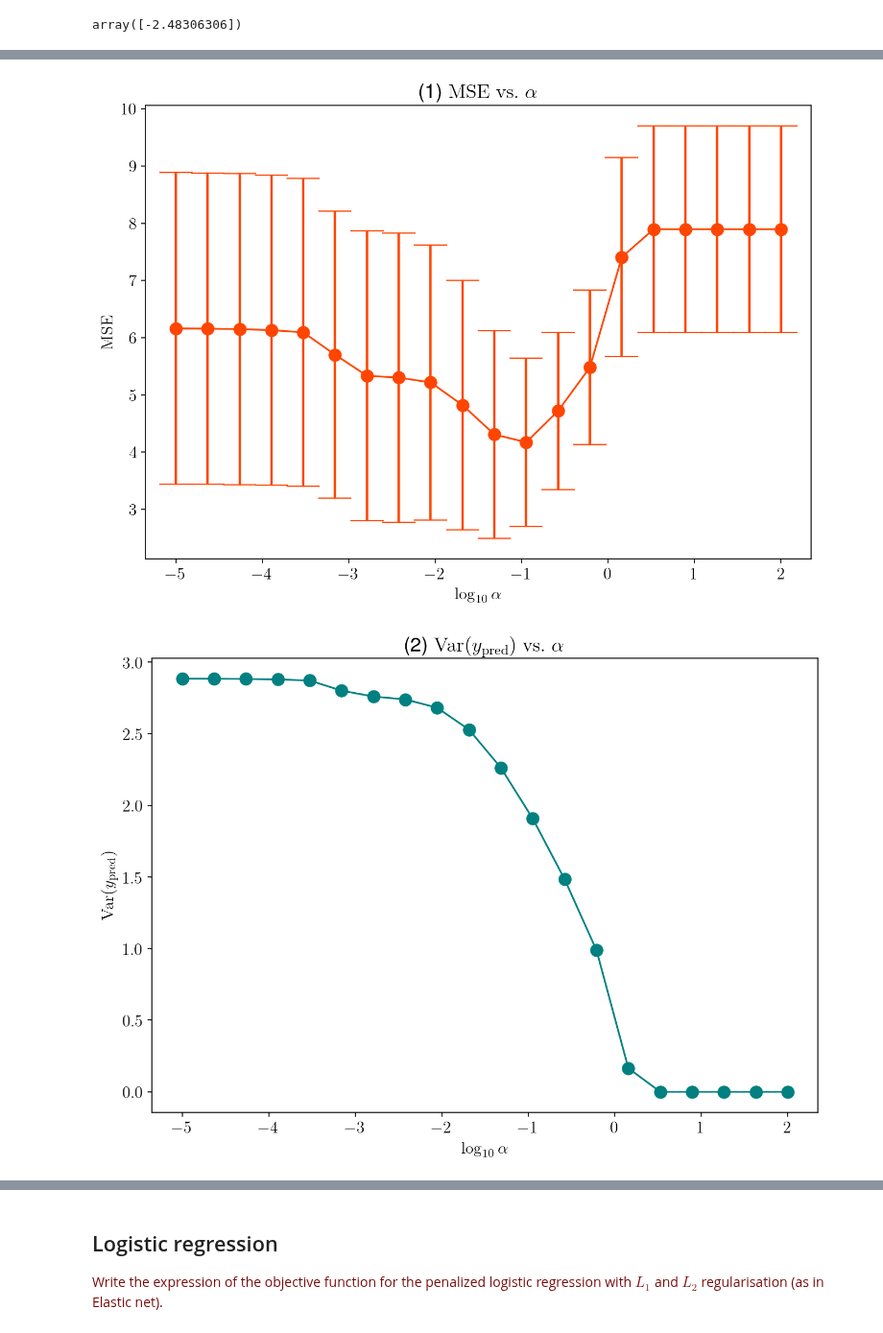
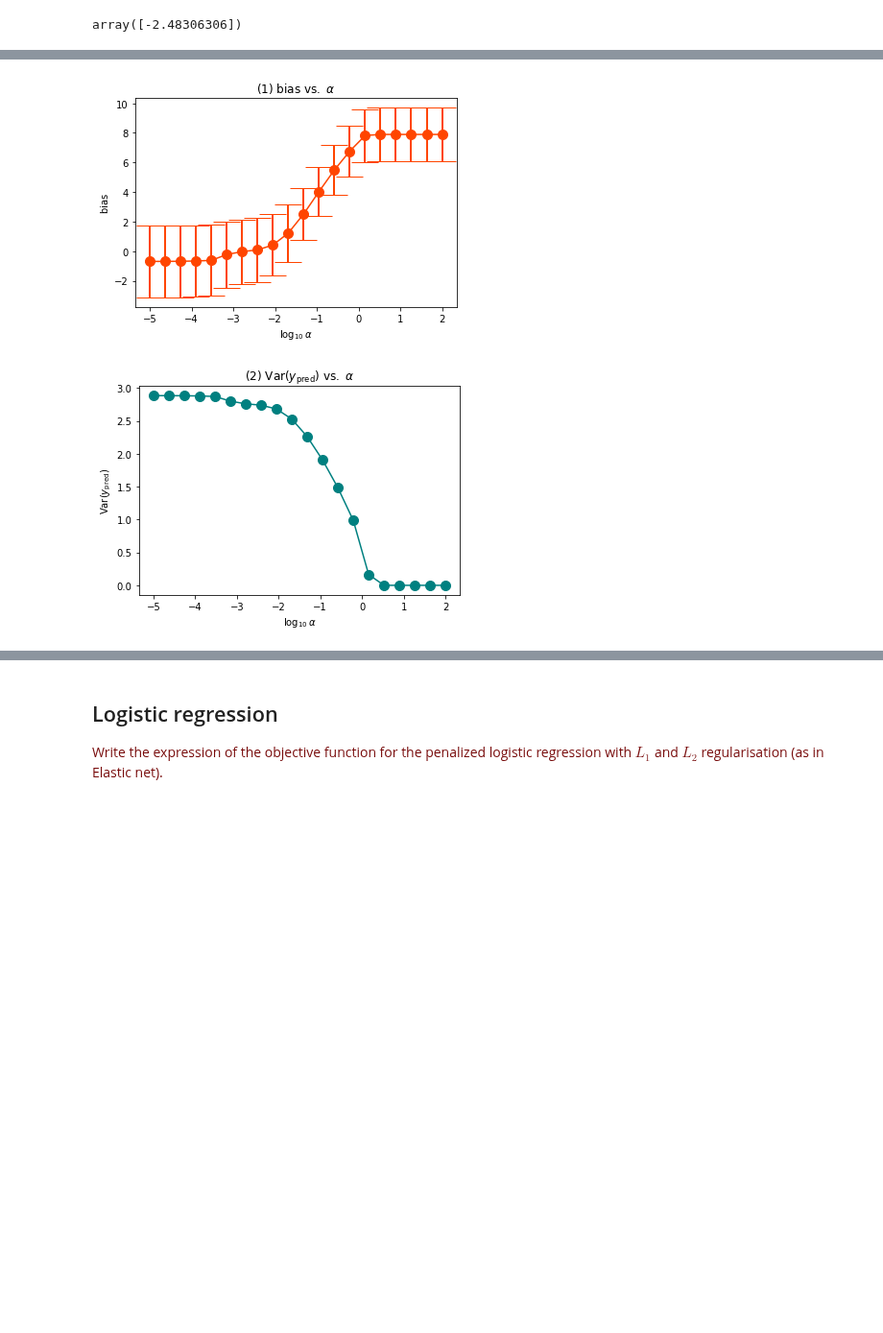
Before and after one commit to VincentV0/8dm50-machine-learning, a Jupyter notebook: practicals/week_3.ipynb, the cells around one changed output, grey strips where cells are left out. Shown at 96% size. Saved outputs shown, nothing was run; the diff lists cells and outputs as text; code cells hidden in the pictures; blank space fills up the shorter version.

```diff
--- a/practicals/week_3.ipynb
+++ b/practicals/week_3.ipynb
@@ -536,6 +562,10 @@ MSEs = np.zeros((n_bootstrap_runs, alphaspace.shape[0]))
 stds = np.zeros((n_bootstrap_runs, alphaspace.shape[0]))
 coefs = np.zeros((n_bootstrap_runs, alphaspace.shape[0], gene_expression.shape[1]))
 
+# TOEGEVOEGD
+bias = np.zeros((n_bootstrap_runs, alphaspace.shape[0]))
+
+
 for i, (X_train, X_test, y_train, y_test) in enumerate(bootstrap_test_train_split(gene_expression,
                                                                                   drug_response,
                                                                                   n_bootstrap_runs,
@@ -553,16 +583,12 @@ for i, (X_train, X_test, y_train, y_test) in enumerate(bootstrap_test_train_spli
 
     for j, param in enumerate(ParameterGrid(params)):
         model_ = clone(model)
-
         model_.set_params(**param)
-
         model_.fit(X_train, y_train)
-
         y_pred = model_.predict(X_test)
-
         stds[i, j] = np.std(y_pred)
-
         MSEs[i, j] = mean_squared_error(y_test, y_pred)
-
         coefs[i, j, ...] = model_.named_steps['lasso'].coef_
+        sse = np.mean((np.mean(y_pred) - y_test) ** 2)    # TOEGEVOEGD
+        bias[i, j] = sse - np.var(y_pred)    # TOEGEVOEGD
 # %% [markdown]
@@ -582,31 +610,40 @@ It can be observed nicely from the figure that the lasso regression coefficients
 # %%
 # TO DO: plotting + answ
-plt.figure(figsize=(10,7), dpi=160)
+plt.figure()#figsize=(10,7))
 
-plt.rcParams.update({
-    "text.usetex": True,
-    "font.family": "sans-serif",
-    "font.sans-serif": ["Helvetica"],
-    "font.size": 14
-})
+#plt.rcParams.update({
+#    "text.usetex": True,
+#    "font.family": "sans-serif",
+#    "font.sans-serif": ["Helvetica"],
+#    "font.size": 14
+#})
 
 
-plt.errorbar(np.log10(alphaspace), np.mean(MSEs, axis=0), yerr=np.std(MSEs, axis=0),
+#plt.errorbar(np.log10(alphaspace), np.mean(MSEs, axis=0), yerr=np.std(MSEs, axis=0),
+#            elinewidth=2, fmt='o-', markersize=10, capsize=14, color='orangered')
+#plt.xlabel('$\\mathrm{log}_{10}\\,\\alpha$')
+#plt.ylabel('$\\mathrm{MSE}$')
+#plt.title('(1) $\\mathrm{MSE}$ $\mathrm{vs.}$ $\\alpha$')
+#plt.show()
+
+plt.errorbar(np.log10(alphaspace), np.mean(bias, axis=0), yerr=np.std(bias, axis=0),
             elinewidth=2, fmt='o-', markersize=10, capsize=14, color='orangered')
 plt.xlabel('$\\mathrm{log}_{10}\\,\\alpha$')
-plt.ylabel('$\\mathrm{MSE}$')
-plt.title('(1) $\\mathrm{MSE}$ $\mathrm{vs.}$ $\\alpha$')
+plt.ylabel('$\\mathrm{bias}$')
+plt.title('(1) $\\mathrm{bias}$ $\mathrm{vs.}$ $\\alpha$')
 plt.show()
 
+
+
 # TO DO: plotting + answ
-plt.figure(figsize=(10,7), dpi=160)
+plt.figure()#figsize=(10,7))
 
 plt.plot(np.log10(alphaspace), np.mean(stds, axis=0), 'o-', markersize=10, color='teal')
 plt.xlabel('$\\mathrm{log}_{10}\\,\\alpha$')
 plt.ylabel('$\\mathrm{Var}(y_{\mathrm{pred}})$')
 plt.title('(2) $\\mathrm{Var}(y_{\mathrm{pred}})$ $\mathrm{vs.}$ $\\alpha$')
 plt.show()
 # %% [output]
-[figure, old version]
+[figure, new version]
-[figure, old version]
+[figure, new version]
 # %%
```
Also changed, not shown: parts of 7 cells of this notebook.
